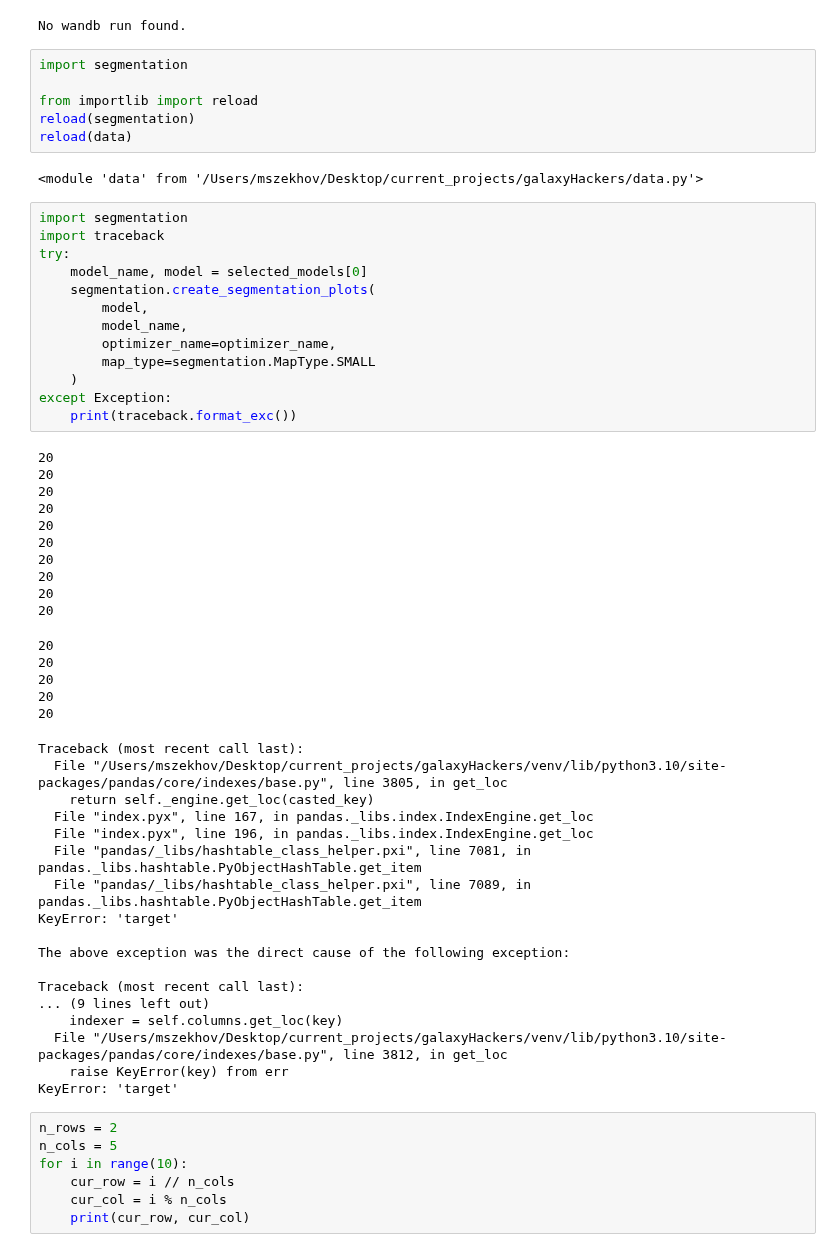
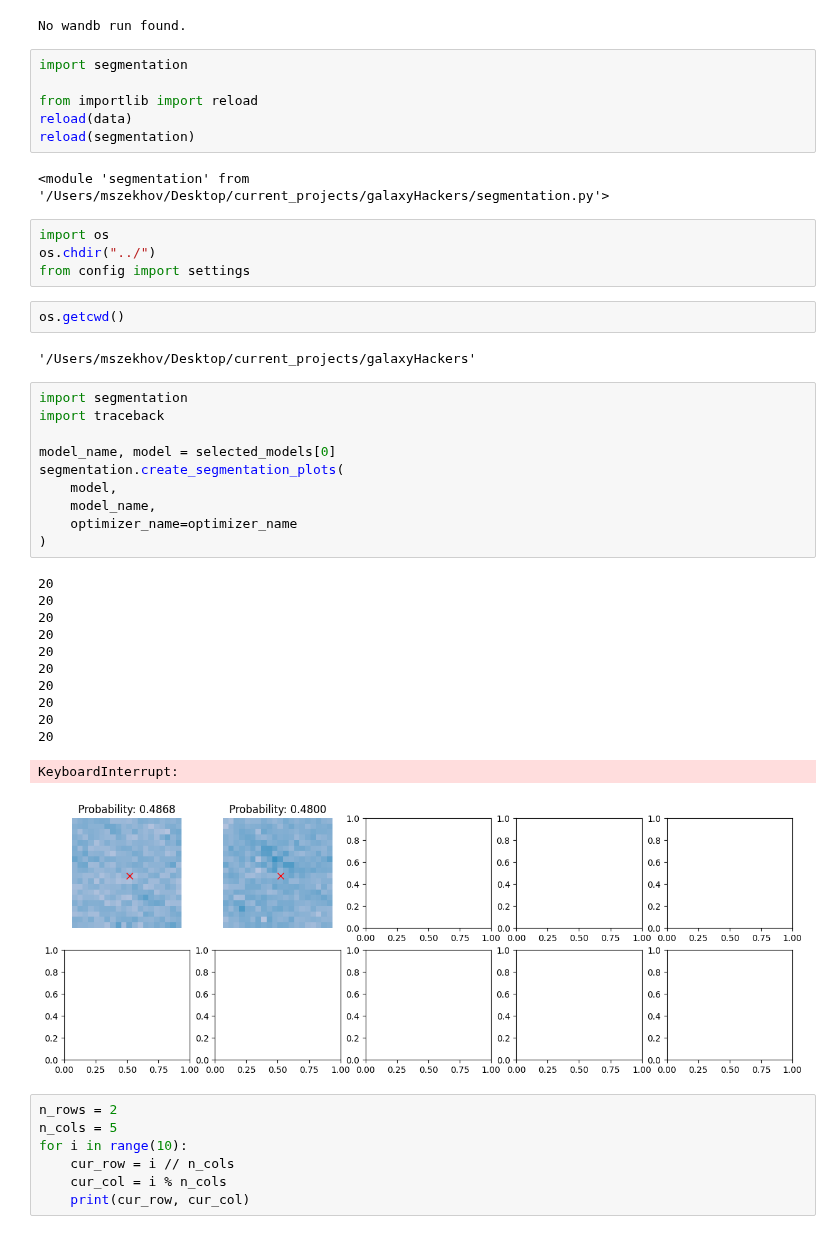
Before and after one commit to pelancha/galaxyHackers, a Jupyter notebook: notebooks/main.ipynb, the cells around one changed output. Cells and saved outputs as stored; diff of their text form.

```diff
--- a/notebooks/main.ipynb
+++ b/notebooks/main.ipynb
@@ -250,56 +250,41 @@ No wandb run found.
 import segmentation
 
 from importlib import reload
+reload(data)
 reload(segmentation)
-reload(data)
 # %% [output]
-<module 'data' from '/Users/mszekhov/Desktop/current_projects/galaxyHackers/data.py'>
+<module 'segmentation' from '/Users/mszekhov/Desktop/current_projects/galaxyHackers/segmentation.py'>
+# %%
+import os
+os.chdir("../")
+from config import settings
+# %%
+os.getcwd()
+# %% [output]
+'/Users/mszekhov/Desktop/current_projects/galaxyHackers'
 # %%
 import segmentation
 import traceback
-try:
-    model_name, model = selected_models[0]
-    segmentation.create_segmentation_plots(
-        model,
-        model_name,
-        optimizer_name=optimizer_name,
-        map_type=segmentation.MapType.SMALL
-    )
-except Exception:
-    print(traceback.format_exc())
+
+model_name, model = selected_models[0]
+segmentation.create_segmentation_plots(
+    model,
+    model_name,
+    optimizer_name=optimizer_name
+)
 # %% [output]
 20
 20
 20
 20
 20
 20
 20
 20
 20
 20
-20
-20
-20
-20
-20
+KeyboardInterrupt:
-Traceback (most recent call last):
-  File "/Users/mszekhov/Desktop/current_projects/galaxyHackers/venv/lib/python3.10/site-packages/pandas/core/indexes/base.py", line 3805, in get_loc
-    return self._engine.get_loc(casted_key)
-  File "index.pyx", line 167, in pandas._libs.index.IndexEngine.get_loc
-  File "index.pyx", line 196, in pandas._libs.index.IndexEngine.get_loc
-  File "pandas/_libs/hashtable_class_helper.pxi", line 7081, in pandas._libs.hashtable.PyObjectHashTable.get_item
-  File "pandas/_libs/hashtable_class_helper.pxi", line 7089, in pandas._libs.hashtable.PyObjectHashTable.get_item
-KeyError: 'target'
-
-The above exception was the direct cause of the following exception:
-
-Traceback (most recent call last):
-... (9 lines left out)
-    indexer = self.columns.get_loc(key)
-  File "/Users/mszekhov/Desktop/current_projects/galaxyHackers/venv/lib/python3.10/site-packages/pandas/core/indexes/base.py", line 3812, in get_loc
-    raise KeyError(key) from err
-KeyError: 'target'
+[figure, added]
 # %%
 n_rows = 2
 n_cols = 5
```
Also changed, not shown: parts of 1 cell of this notebook, 4 other files.
